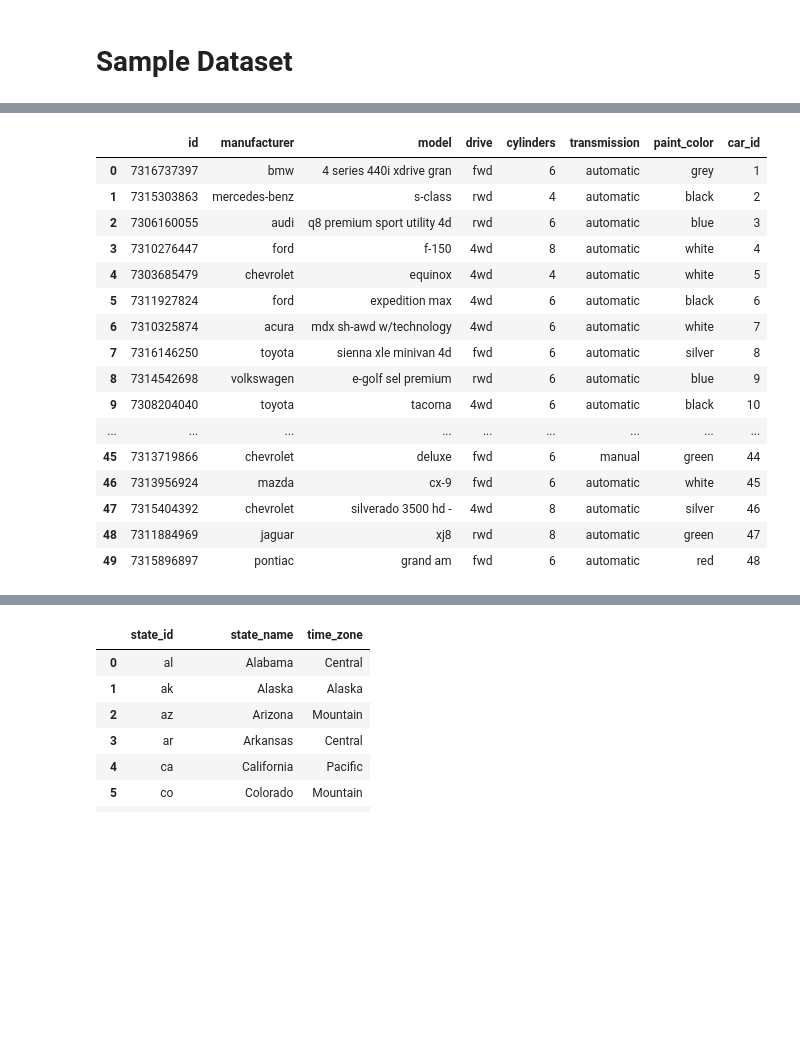
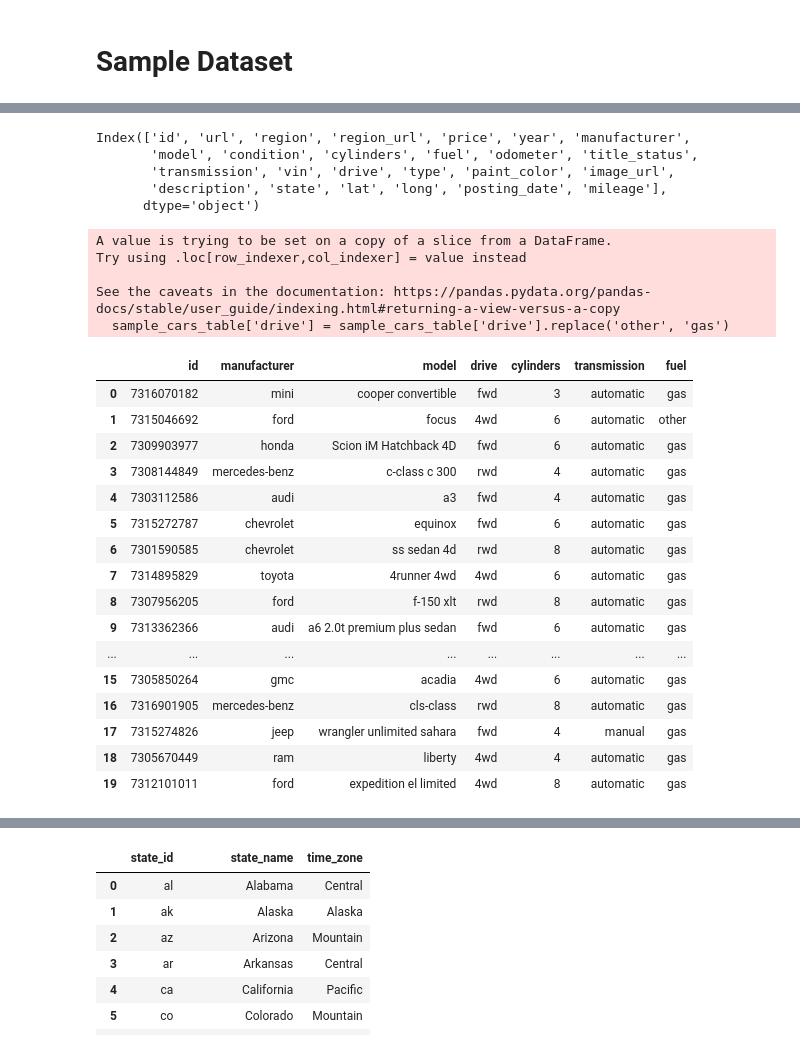
Before and after one commit to mihirKachroo/Rent-A-Car, a Jupyter notebook: Database.ipynb, the cells around one changed output, grey strips where cells are left out. Cells and saved outputs as stored; diff of their text form; code cells hidden in the pictures; blank space fills up the shorter version.

```diff
--- a/Database.ipynb
+++ b/Database.ipynb
@@ -328,7 +328,11 @@ favorites_table
 # %% [markdown]
 # Sample Dataset
 # %%
-sample_df = df.sample(n=50).reset_index(drop=True)
+sample_df = df.sample(n=20).reset_index(drop=True)
+min_mileage = 5000
+max_mileage = 200000
+sample_df['mileage'] = [random.randint(min_mileage, max_mileage) for _ in range(len(sample_df))]
+
 sample_df
 # %% [output]
 |  | id | url | region | region_url | price | year | manufacturer | model | condition | cylinders | ... |
@@ -352,25 +356,38 @@ sample_df
+# %%
+sample_df.columns
+# %% [output]
+Index(['id', 'url', 'region', 'region_url', 'price', 'year', 'manufacturer',
+       'model', 'condition', 'cylinders', 'fuel', 'odometer', 'title_status',
+       'transmission', 'vin', 'drive', 'type', 'paint_color', 'image_url',
+       'description', 'state', 'lat', 'long', 'posting_date', 'mileage'],
+      dtype='object')
 # %%
 unique_cars = sample_df[['manufacturer', 'model']].drop_duplicates().reset_index(drop=True)
-unique_cars['car_id'] = range(1, len(unique_cars) + 1)
 
-sample_cars_table = sample_df[["id", "manufacturer", "model", "drive", "cylinders", "transmission", "paint_color"]]
-sample_cars_table = sample_cars_table.merge(unique_cars, on=['manufacturer', 'model'], how='left').drop_duplicates().reset_index(drop=True)
+sample_cars_table = sample_df[["id", "manufacturer", "model", "drive", "cylinders", "transmission", "fuel"]]
+sample_cars_table['drive'] = sample_cars_table['drive'].replace('other', 'gas')
+
 sample_cars_table
 # %% [output]
+A value is trying to be set on a copy of a slice from a DataFrame.
+Try using .loc[row_indexer,col_indexer] = value instead
+
+See the caveats in the documentation: https://pandas.pydata.org/pandas-docs/stable/user_guide/indexing.html#returning-a-view-versus-a-copy
+  sample_cars_table['drive'] = sample_cars_table['drive'].replace('other', 'gas')
-|  | id | manufacturer | model | drive | cylinders | transmission | paint_color | car_id |
-| 0 | 7316737397 | bmw | 4 series 440i xdrive gran | fwd | 6 | automatic | grey | 1 |
-| 1 | 7315303863 | mercedes-benz | s-class | rwd | 4 | automatic | black | 2 |
-| 2 | 7306160055 | audi | q8 premium sport utility 4d | rwd | 6 | automatic | blue | 3 |
-| 3 | 7310276447 | ford | f-150 | 4wd | 8 | automatic | white | 4 |
-| 4 | 7303685479 | chevrolet | equinox | 4wd | 4 | automatic | white | 5 |
-| 5 | 7311927824 | ford | expedition max | 4wd | 6 | automatic | black | 6 |
-| 6 | 7310325874 | acura | mdx sh-awd w/technology | 4wd | 6 | automatic | white | 7 |
-| 7 | 7316146250 | toyota | sienna xle minivan 4d | fwd | 6 | automatic | silver | 8 |
-| 8 | 7314542698 | volkswagen | e-golf sel premium | rwd | 6 | automatic | blue | 9 |
-| 9 | 7308204040 | toyota | tacoma | 4wd | 6 | automatic | black | 10 |
-| ... | ... | ... | ... | ... | ... | ... | ... | ... |
-| 45 | 7313719866 | chevrolet | deluxe | fwd | 6 | manual | green | 44 |
-| 46 | 7313956924 | mazda | cx-9 | fwd | 6 | automatic | white | 45 |
-| 47 | 7315404392 | chevrolet | silverado 3500 hd - | 4wd | 8 | automatic | silver | 46 |
-| 48 | 7311884969 | jaguar | xj8 | rwd | 8 | automatic | green | 47 |
-| 49 | 7315896897 | pontiac | grand am | fwd | 6 | automatic | red | 48 |
+|  | id | manufacturer | model | drive | cylinders | transmission | fuel |
+| 0 | 7316070182 | mini | cooper convertible | fwd | 3 | automatic | gas |
+| 1 | 7315046692 | ford | focus | 4wd | 6 | automatic | other |
+| 2 | 7309903977 | honda | Scion iM Hatchback 4D | fwd | 6 | automatic | gas |
+| 3 | 7308144849 | mercedes-benz | c-class c 300 | rwd | 4 | automatic | gas |
+| 4 | 7303112586 | audi | a3 | fwd | 4 | automatic | gas |
+| 5 | 7315272787 | chevrolet | equinox | fwd | 6 | automatic | gas |
+| 6 | 7301590585 | chevrolet | ss sedan 4d | rwd | 8 | automatic | gas |
+| 7 | 7314895829 | toyota | 4runner 4wd | 4wd | 6 | automatic | gas |
+| 8 | 7307956205 | ford | f-150 xlt | rwd | 8 | automatic | gas |
+| 9 | 7313362366 | audi | a6 2.0t premium plus sedan | fwd | 6 | automatic | gas |
+| ... | ... | ... | ... | ... | ... | ... | ... |
+| 15 | 7305850264 | gmc | acadia | 4wd | 6 | automatic | gas |
+| 16 | 7316901905 | mercedes-benz | cls-class | rwd | 8 | automatic | gas |
+| 17 | 7315274826 | jeep | wrangler unlimited sahara | fwd | 4 | manual | gas |
+| 18 | 7305670449 | ram | liberty | 4wd | 4 | automatic | gas |
+| 19 | 7312101011 | ford | expedition el limited | 4wd | 8 | automatic | gas |
```
Also changed, not shown: parts of 12 cells of this notebook, 8 other files.
